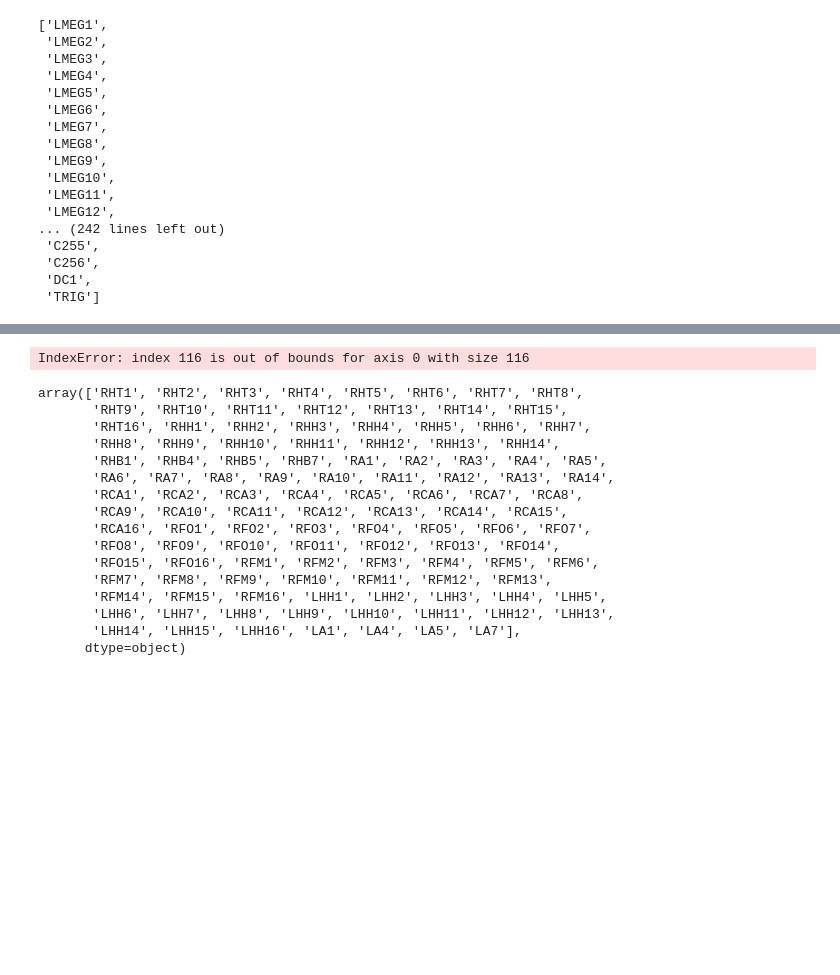
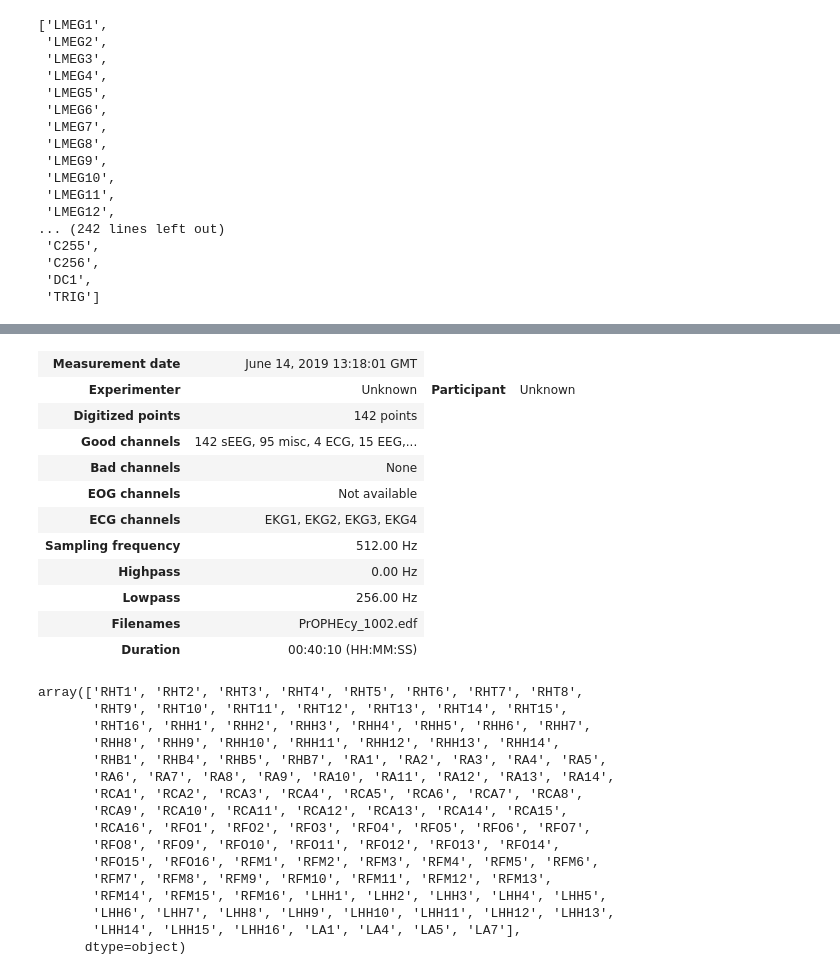
Before and after one commit to piepy-tools/piepy, a Jupyter notebook: tutorials/00-Converting_to_iEEG-BIDS.ipynb, the cells around one changed output, grey strips where cells are left out. Saved outputs shown, nothing was run; the diff lists cells and outputs as text; code cells hidden in the pictures; blank space fills up the shorter version.

```diff
--- a/tutorials/00-Converting_to_iEEG-BIDS.ipynb
+++ b/tutorials/00-Converting_to_iEEG-BIDS.ipynb
@@ -201,21 +203,32 @@ array([[ 1.88106469e+01, -1.85930151e+01, -5.49528750e-01],
 # %%
 # build raw with montage
 raw_copy = raw.copy()
-raw_copy.drop_channels(bad_chans)
+#raw_copy.drop_channels(bad_chans)
 
 # dictionary with channel names and MNI coords
 chan_dict = dict()
 
-for ind, chan in enumerate(raw_copy.info['ch_names'][:-2]):
+for ind, chan in enumerate(raw_copy.pick_types(seeg=True).info['ch_names']):
     chan_dict[chan] = np.array(MNI_array[ind])
 
 # create montage object
 montage = mne.channels.make_dig_montage(ch_pos=chan_dict, coord_frame='mni_tal')
 
 # add montage to raw
-raw.set_montage(montage)
+raw.set_montage(montage, on_missing='ignore')
 # %% [output]
-IndexError: index 116 is out of bounds for axis 0 with size 116
+| Measurement date | June 14, 2019 13:18:01 GMT |
+| Experimenter | Unknown | Participant | Unknown |
+| Digitized points | 142 points |
+| Good channels | 142 sEEG, 95 misc, 4 ECG, 15 EEG,... |
+| Bad channels | None |
+| EOG channels | Not available |
+| ECG channels | EKG1, EKG2, EKG3, EKG4 |
+| Sampling frequency | 512.00 Hz |
+| Highpass | 0.00 Hz |
+| Lowpass | 256.00 Hz |
+| Filenames | PrOPHEcy_1002.edf |
+| Duration | 00:40:10 (HH:MM:SS) |
 # %%
 coord_chans = list(sorted_RAS['chan_labels'].values)
 all_chans = list(chan_type_dict.keys())
```
Also changed, not shown: parts of 7 cells of this notebook, 1 other file.
